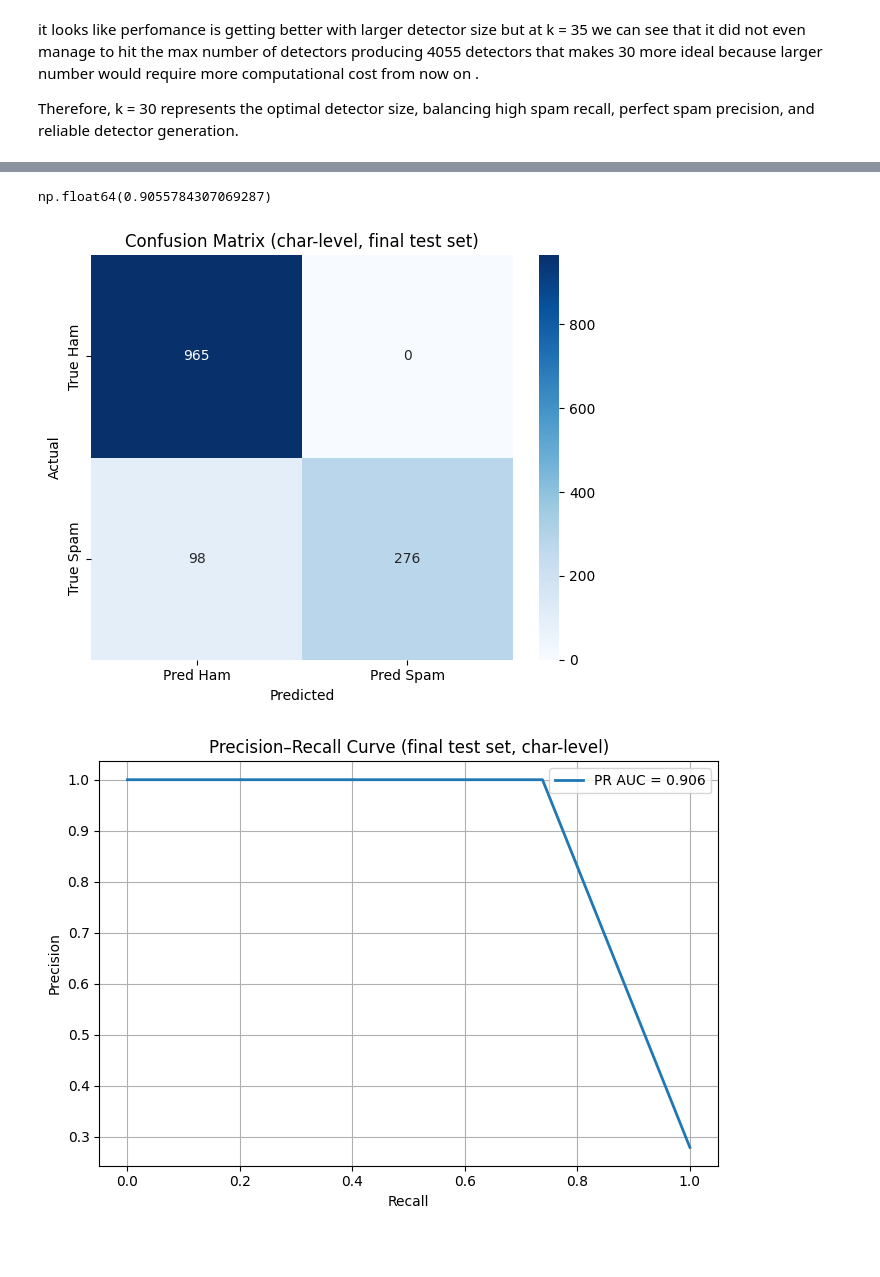
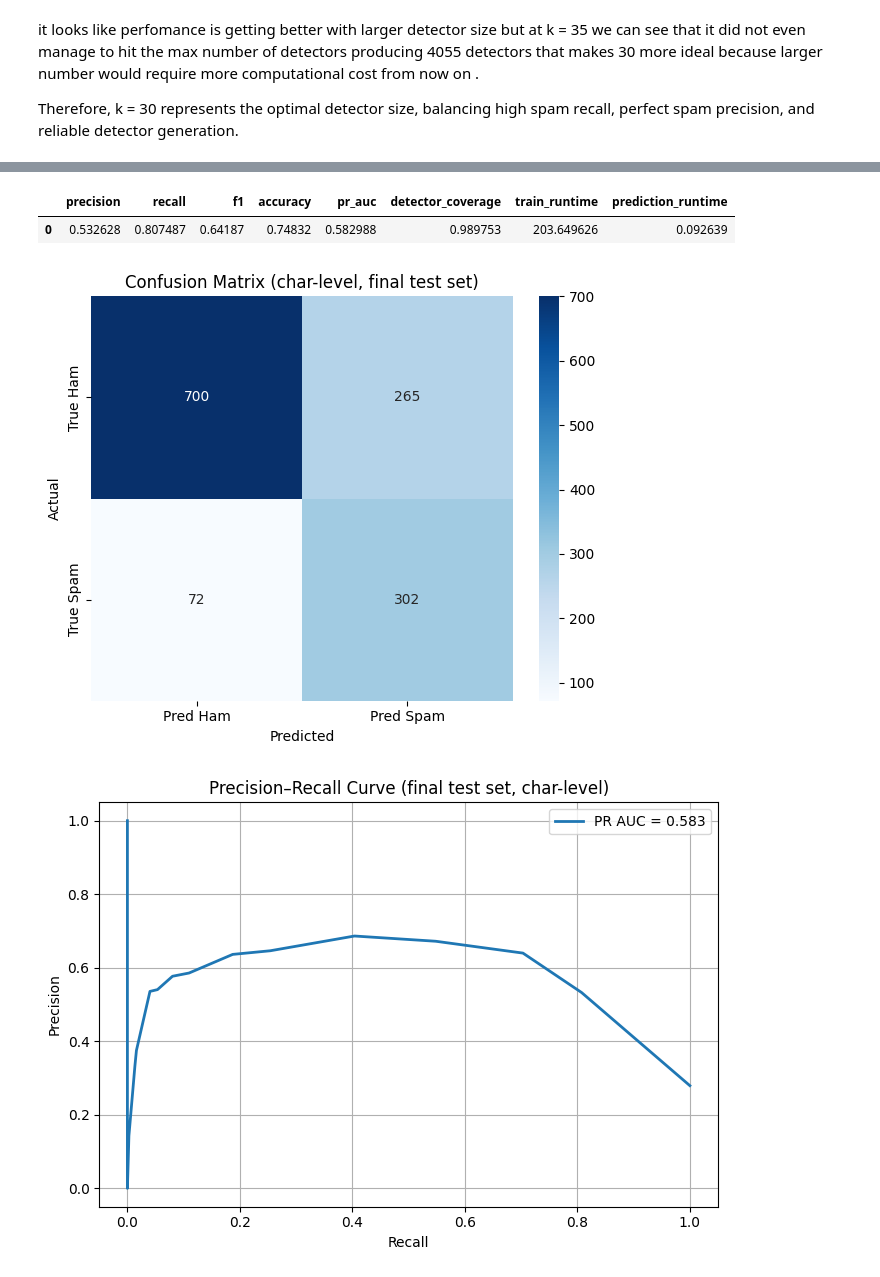
Before and after one commit to jofa016/ACIT4610---Final-Group-Project, a Jupyter notebook: R_f/Project_4/notebook/feature_engineering.ipynb, the cells around one changed output, grey strips where cells are left out. Cells and saved outputs as stored; diff of their text form; code cells hidden in the pictures; blank space fills up the shorter version.

```diff
--- a/R_f/Project_4/notebook/feature_engineering.ipynb
+++ b/R_f/Project_4/notebook/feature_engineering.ipynb
@@ -629,12 +787,11 @@ vectorizer_char = TfidfVectorizer(
     analyzer='char_wb'
 )
 
-Xh_train_char = vectorizer_char.fit_transform(ham_with_url_email)
-Xh_val_char   = vectorizer_char.transform(ham_val_with_url_email)
-Xh_test_char  = vectorizer_char.transform(ham_test_with_url_email)
-Xs_val_char   = vectorizer_char.transform(spam_val_with_url_email)
-Xs_test_char  = vectorizer_char.transform(spam_test_with_url_email)
-
+Xh_train_char = vectorizer_char.fit_transform(splits['ham_train'])
+Xh_val_char   = vectorizer_char.transform(splits['ham_val'])
+Xh_test_char  = vectorizer_char.transform(splits['ham_test'])
+Xs_val_char   = vectorizer_char.transform(splits['spam_val'])
+Xs_test_char  = vectorizer_char.transform(splits['spam_test'])
 print("Vocabulary (char-level):", len(vectorizer_char.vocabulary_))
 print("Train matrix shape (char-level):", Xh_train_char.shape)
 
@@ -647,6 +804,7 @@ Xs_val_char_bin   = binarize_matrix(Xs_val_char, tau)
 Xs_test_char_bin  = binarize_matrix(Xs_test_char, tau)
 # sanity check
 print("Binarized train matrix shape (char-level):", Xh_train_char_bin.shape)
+
 nsa_char = VDetectorNSA_Binary(
     k=20,
     r_min=1, r_max=3,
@@ -655,5 +813,11 @@ nsa_char = VDetectorNSA_Binary(
     sampling="antiprofile",
     random_state=42,
     batch_size=1000
-).fit(Xh_train_char_bin)
+)
+
+nsa_char.fit(Xh_train_char_bin)
+train_runtime_char = nsa_char.runtime_
+detector_coverage_char = nsa_char.detector_coverage()
+print(f"Training runtime (char-level): {train_runtime_char:.2f} seconds")
+print(f"Detector coverage (char-level): {detector_coverage_char:.2%}")
 # %% [output]
@@ -900,11 +1113,13 @@ Therefore, k = 30 represents the optimal detector size, balancing high spam reca
 # %%
 # # Final evaluation on test set with the best model so far
 X_test_final = sp.vstack([Xh_test_char_bin, Xs_test_char_bin])
-y_test_final = np.hstack([np.zeros(Xh_test_char_bin.shape[0], dtype=np.uint8),
-                    np.ones(Xs_test_char_bin.shape[0], dtype=np.uint8)])
+y_test_final = np.hstack([
+    np.zeros(Xh_test_char_bin.shape[0], dtype=np.uint8),
+    np.ones(Xs_test_char_bin.shape[0], dtype=np.uint8)
+])
 
 # train final model
-nsa_char = VDetectorNSA_Binary(
+nsa_char_final = VDetectorNSA_Binary(
     k=30,
     r_min=1, r_max=3,
     max_detectors=5000,
@@ -912,15 +1127,32 @@ nsa_char = VDetectorNSA_Binary(
     sampling="antiprofile",
     random_state=42,
     batch_size=1000
-).fit(Xh_train_char_bin)
+)
 
-y_pred_final, scores_final = nsa_char.predict(X_test_final, k_hits=1, return_score=True)
-evaluate_model(
+nsa_char_final.fit(Xh_train_char_bin)
+train_runtime_final = nsa_char_final.runtime_
+detector_coverage_final = nsa_char_final.detector_coverage()
+print(f"Training runtime (final model): {train_runtime_final:.2f} seconds")
+print(f"Detector coverage (final model): {detector_coverage_final:.2%}")
+
+pred_start = time.time()
+y_pred_final, scores_final = nsa_char_final.predict(X_test_final, k_hits=1, return_score=True)
+prediction_runtime_final = time.time() - pred_start
+print(f"Prediction runtime (final model): {prediction_runtime_final:.2f} seconds")
+
+eval_results_final = evaluate_model(
     y_true=y_test_final,
     y_pred=y_pred_final,
     scores=scores_final,
     target_names=("ham", "spam"),
     cm_title="Confusion Matrix (char-level, final test set)",
     pr_title="Precision–Recall Curve (final test set, char-level)",
+    detector_coverage=detector_coverage_final,
+    train_runtime=train_runtime_final,
+    prediction_runtime=prediction_runtime_final
 )
+
+pd.DataFrame([
+    {k: v for k, v in eval_results_final.items() if k not in {"classification_report", "confusion_matrix"}}
+])
 # %% [output]
@@ -938,3 +1173,4 @@ PR-AUC: 0.906
-np.float64(0.9055784307069287)
+|  | precision | recall | f1 | accuracy | pr_auc | detector_coverage | train_runtime | prediction_runtime |
+| 0 | 0.532628 | 0.807487 | 0.64187 | 0.74832 | 0.582988 | 0.989753 | 203.649626 | 0.092639 |
-[figure, old version]
+[figure, new version]
-[figure, old version]
+[figure, new version]
```
Also changed, not shown: parts of 22 cells of this notebook.
